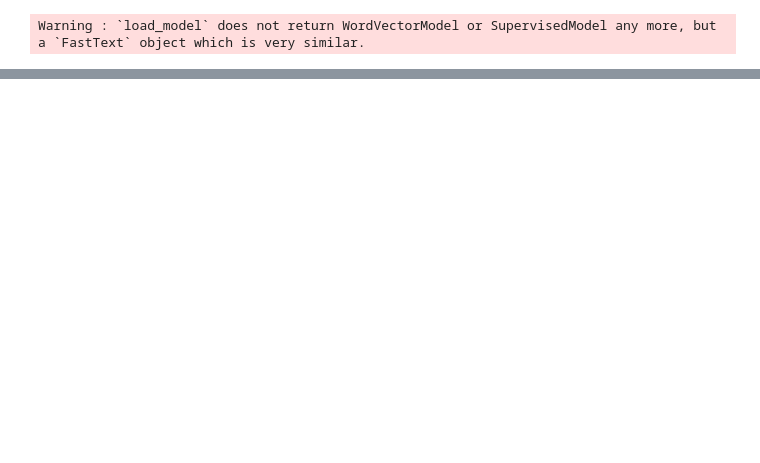
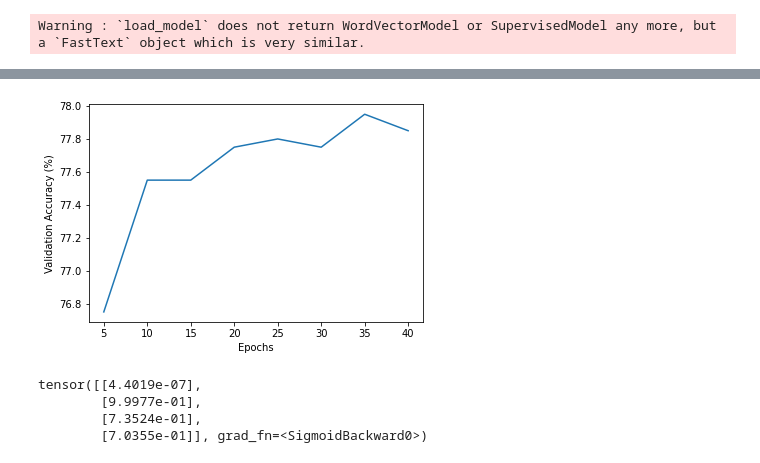
Before and after one commit to JACOBIN-SCTCS/Deep_Learning_For_NLP_IISC, a Jupyter notebook: Assignment1/solution.ipynb, the cells around one changed output, grey strips where cells are left out. Drawn from its saved outputs; the diff is of its cells as text; code cells hidden in the pictures; blank space fills up the shorter version.

```diff
--- a/Assignment1/solution.ipynb
+++ b/Assignment1/solution.ipynb
@@ -55,6 +57,13 @@ EXPAND_CONTRACTIONS = True
 # %%
-glove = GloVe()
-fasttext_model = fasttext.load_model('./crawl-300d-2M-subword/crawl-300d-2M-subword.bin')
-word2vec_model = models.KeyedVectors.load_word2vec_format('./GoogleNews-vectors-negative300.bin',binary=True)
+glove = None
+fasttext_model = None
+word2vec_model = None
+
+if use_glove:
+    glove = GloVe()
+if use_fasttext:
+    fasttext_model = fasttext.load_model('./crawl-300d-2M-subword/crawl-300d-2M-subword.bin')
+if use_word2vec:
+    word2vec_model = models.KeyedVectors.load_word2vec_format('./GoogleNews-vectors-negative300.bin',binary=True)
 # %% [output]
 Warning : `load_model` does not return WordVectorModel or SupervisedModel any more, but a `FastText` object which is very similar.
@@ -381,15 +401,32 @@ for e in range(NUM_EPOCHS):
+# %%
+epochs = 5*np.linspace(1,len(validation_accuracy),len(validation_accuracy))
+plt.plot(epochs,validation_accuracy)
+plt.xlabel('Epochs')
+plt.ylabel('Validation Accuracy (%)')
+plt.show()
+# %% [output]
+[figure, added]
 # %%
+dan_model = DAN()
+dan_model.load_state_dict(torch.load('best_model.pth'))
+dan_model.eval()
+
 def test(filename):
     reviews = open(filename,'r').readlines()
     for i in range(len(reviews)):
         r = reviews[i]
         reviews[i] = preprocess_text(r)
 
-    reviews,reviews_mask,labels = getWordEmbeddings([reviews],(None,glove,None))
-    dan.eval()
+    reviews,reviews_mask,labels = getWordEmbeddings([reviews],(word2vec_model,glove,fasttext_model))
 
-    output = dan(reviews,reviews_mask)
+
+    output = dan_model(reviews,reviews_mask)
     print(output)
 
 
 test('test.txt')
+# %% [output]
+tensor([[4.4019e-07],
+        [9.9977e-01],
+        [7.3524e-01],
+        [7.0355e-01]], grad_fn=<SigmoidBackward0>)
```
Also changed, not shown: parts of 9 cells of this notebook.
